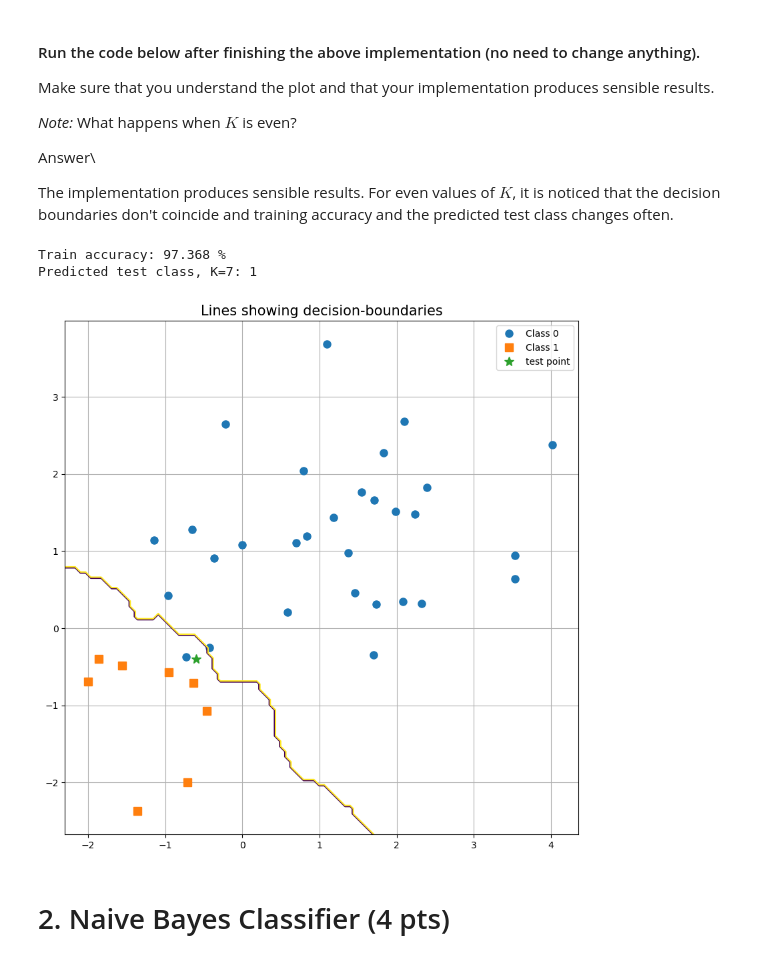
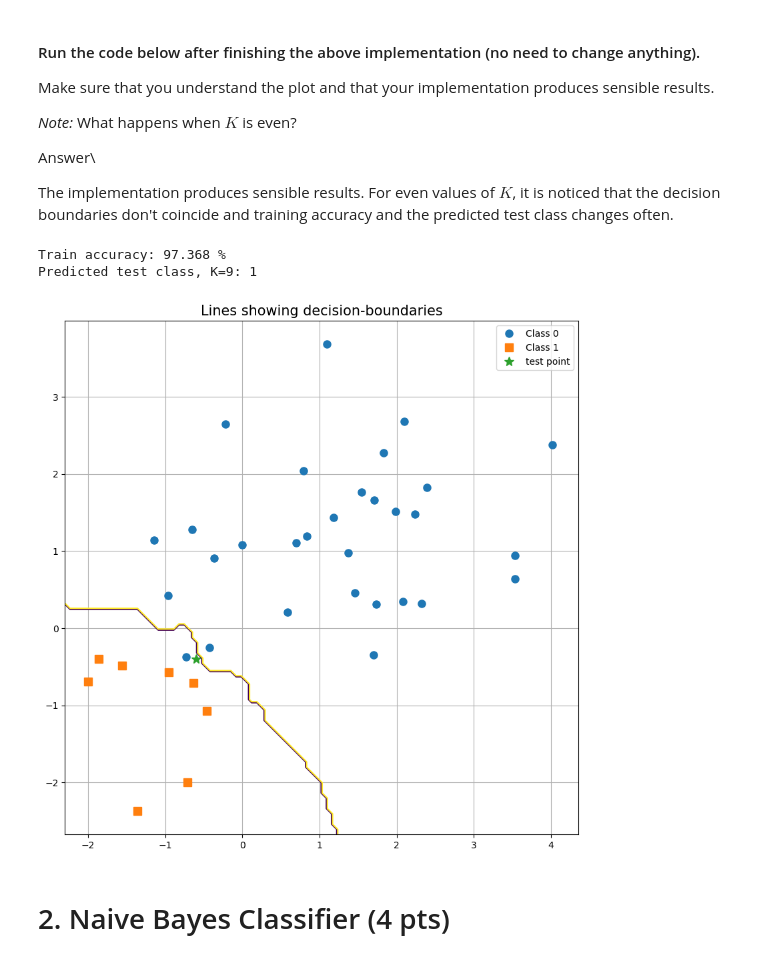
Before and after one commit to shilp31/233, a Jupyter notebook: HW2_2024.ipynb, the cells around one changed output. Drawn from its saved outputs; the diff is of its cells as text; code cells hidden in the pictures.

```diff
--- a/HW2_2024.ipynb
+++ b/HW2_2024.ipynb
@@ -195,25 +195,25 @@ The implementation produces sensible results.
 For even values of $\textit{K}$, it is noticed that the decision boundaries don't coincide and training accuracy and the predicted test class changes often.
 # %%
 # Parameters (feel free to change)
-K = 7
+K = 9
 
 # Define and train the model
 model = K_Nearest_Neighbors(n_neighbors = K)
 model.fit(X_train, y_train)
 
 # Predictions
 y_pred_train,_ = model.predict(X_train)
 print("Train accuracy: %.3f %%" %(np.mean(y_pred_train == y_train)*100))
 y_pred_test,_ = model.predict(X_test)
 print("Predicted test class, K=%d: %d" %(K, y_pred_test))
 
 # Plot decision-boundaries
 fig, ax = plot_data(X_train, y_train, X_test, title = 'Lines showing decision-boundaries')
 fig, ax = decision_boundary(model, fig, ax, levels=[0.4, 0.6], labels = False)
 # %% [output]
 Train accuracy: 97.368 %
-Predicted test class, K=7: 1
+Predicted test class, K=9: 1
-[figure, old version]
+[figure, new version]
 # %% [markdown]
 # 2. Naive Bayes Classifier (4 pts)
 # %% [markdown]
```
Also changed, not shown: parts of 4 cells of this notebook.
